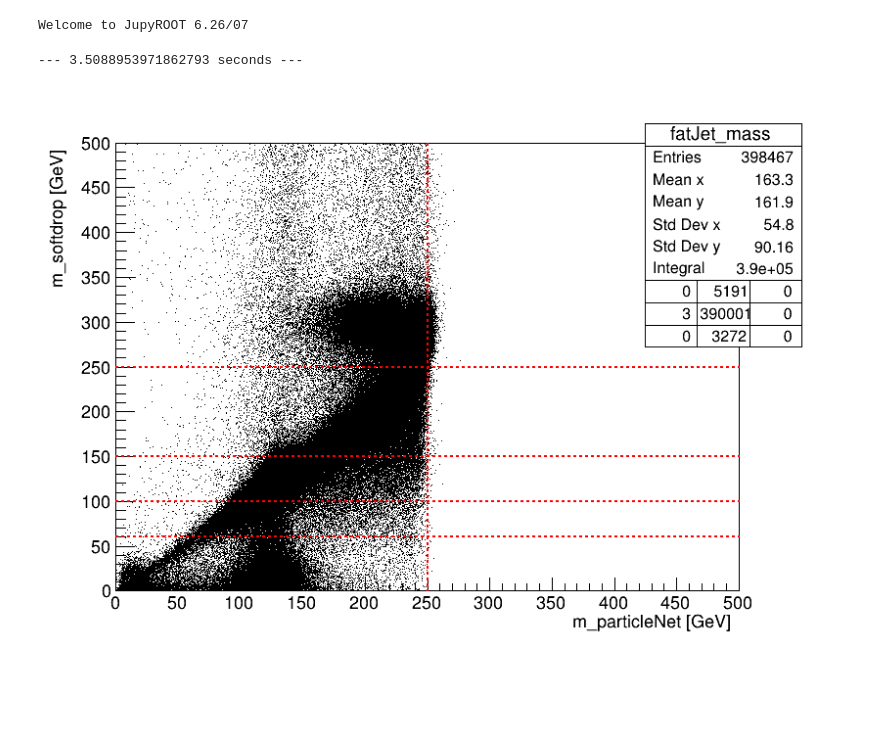
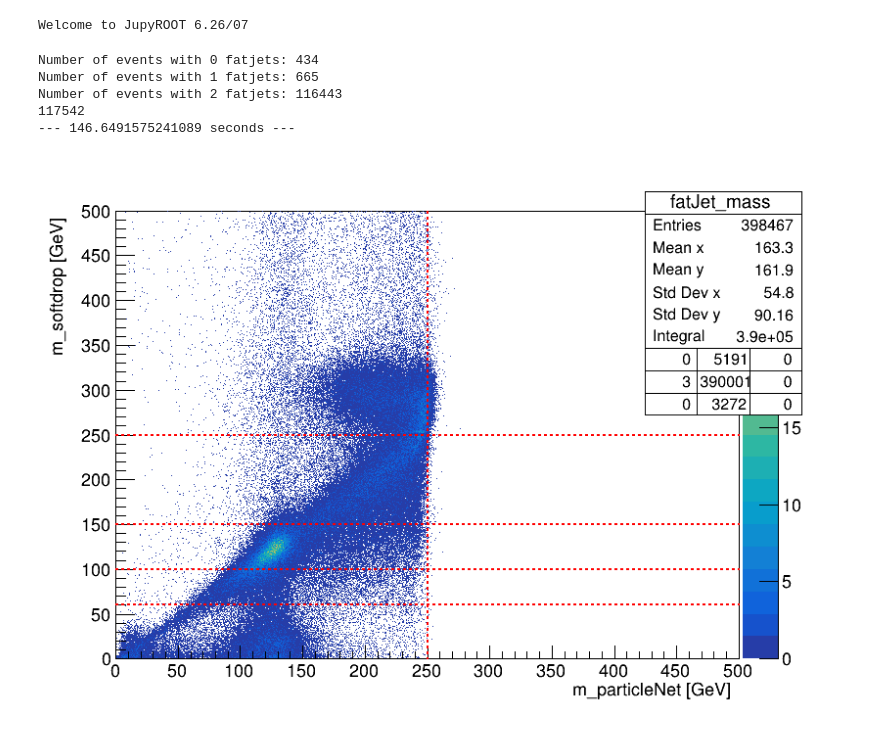
Before and after one commit to CMS-H3PO/H3PO, a Jupyter notebook: notebooks/particleNet_vs_softdrop.ipynb, the cells around one changed output. Cells and saved outputs as stored; diff of their text form; code cells hidden in the pictures; blank space fills up the shorter version.

```diff
--- a/notebooks/particleNet_vs_softdrop.ipynb
+++ b/notebooks/particleNet_vs_softdrop.ipynb
@@ -27,6 +27,11 @@ start_time = time.time()
 
 events = NanoEventsFactory.from_root("/STORE/matej/H3_skims/2017/XToYHTo6B_MX-4000_MY-300/1C0AE519-F164-C149-B3EA-4B48017F9D08.root",schemaclass=NanoAODSchema,metadata={"dataset":""},entry_stop=None).events()
 fatjets = events.FatJet
+length = [len(i) for i in fatjets]
+print("Number of events with 0 fatjets:", length.count(0))
+print("Number of events with 1 fatjets:", length.count(1))
+print("Number of events with 2 fatjets:", length.count(2))
+print(length.count(0) + length.count(1) + length.count(2))
 fatJet_mass_sd = ak.flatten(fatjets[:,0:2].msoftdrop)
 fatJet_mass_pn = ak.flatten(fatjets[:,0:2].particleNet_mass)
 
@@ -47,7 +52,7 @@ with uproot.recreate("outfile.root") as fout:
 c=ROOT.TCanvas("c","The Canvas Title",800,600)
 fout = ROOT.TFile.Open("outfile.root", "READ")
 h = fout.Get("fatJet_mass")
-h.Draw("hist")
+h.Draw("colz")
 
 
 line1 = ROOT.TLine(250, 0, 250, 500)
@@ -60,35 +65,39 @@ line1.SetLineColor(ROOT.kRed)
 line1.SetLineWidth(2)
 line1.SetLineStyle(2)
 
 line2.SetLineColor(ROOT.kRed)
 line2.SetLineWidth(2)
 line2.SetLineStyle(2)
 
 line3.SetLineColor(ROOT.kRed)
 line3.SetLineWidth(2)
 line3.SetLineStyle(2)
 
 line4.SetLineColor(ROOT.kRed)
 line4.SetLineWidth(2)
 line4.SetLineStyle(2)
 
 line5.SetLineColor(ROOT.kRed)
 line5.SetLineWidth(2)
 line5.SetLineStyle(2)
 
 line1.Draw()
 line2.Draw()
 line3.Draw()
 line4.Draw()
 line5.Draw()
 
 
 
 c.Update()
 c.Draw()
 # %% [output]
---- 3.5088953971862793 seconds ---
+Number of events with 0 fatjets: 434
+Number of events with 1 fatjets: 665
+Number of events with 2 fatjets: 116443
+117542
+--- 146.6491575241089 seconds ---
-[figure, old version]
+[figure, new version]
 # %%
 fout = ROOT.TFile.Open("outfile.root", "READ")
 h = fout.Get("fatJet_mass")
```
Also changed, not shown: parts of 1 cell of this notebook, 17 other files.
